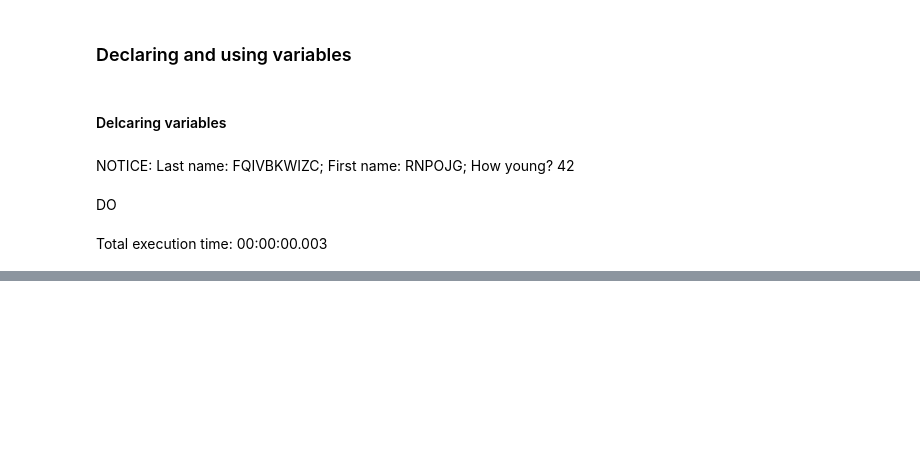
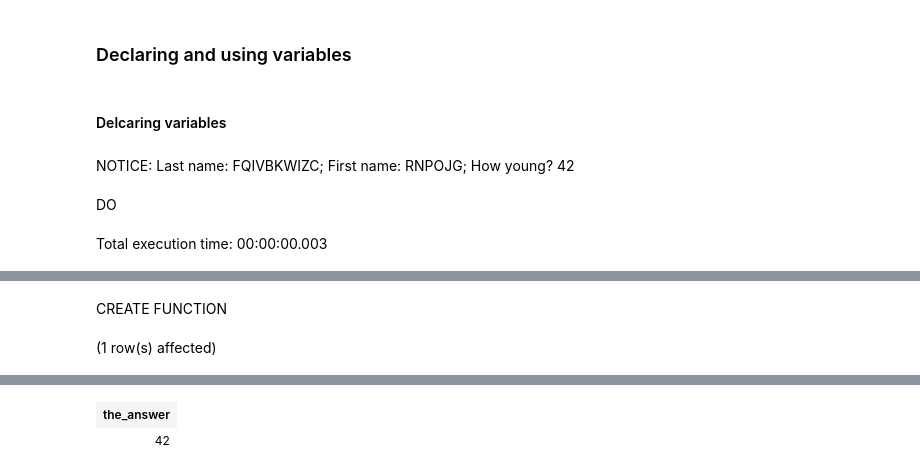
Before and after one commit to yaowenqiang/capturing_logic_with_custom_functions_in_postgresql, a Jupyter notebook: Notebook-1.ipynb, the cells around one changed output, grey strips where cells are left out. Cells and saved outputs as stored; diff of their text form; code cells hidden in the pictures; blank space fills up the shorter version.

```diff
--- a/Notebook-1.ipynb
+++ b/Notebook-1.ipynb
@@ -515,0 +535,13 @@ Total execution time: 00:00:00.003
+# %%
+create or replace function foo() returns table(the_answer int)
+LANGUAGE plpgsql as $$
+begin
+return query
+select 42 as "The answer";
+end;
+$$;
+
+SELECT * from foo();
+# %% [output]
+CREATE FUNCTION
+(1 row(s) affected)
@@ -515,0 +549,2 @@ Total execution time: 00:00:00.003
+| the_answer |
+| 42 |
```
Also changed, not shown: parts of 26 cells of this notebook.
